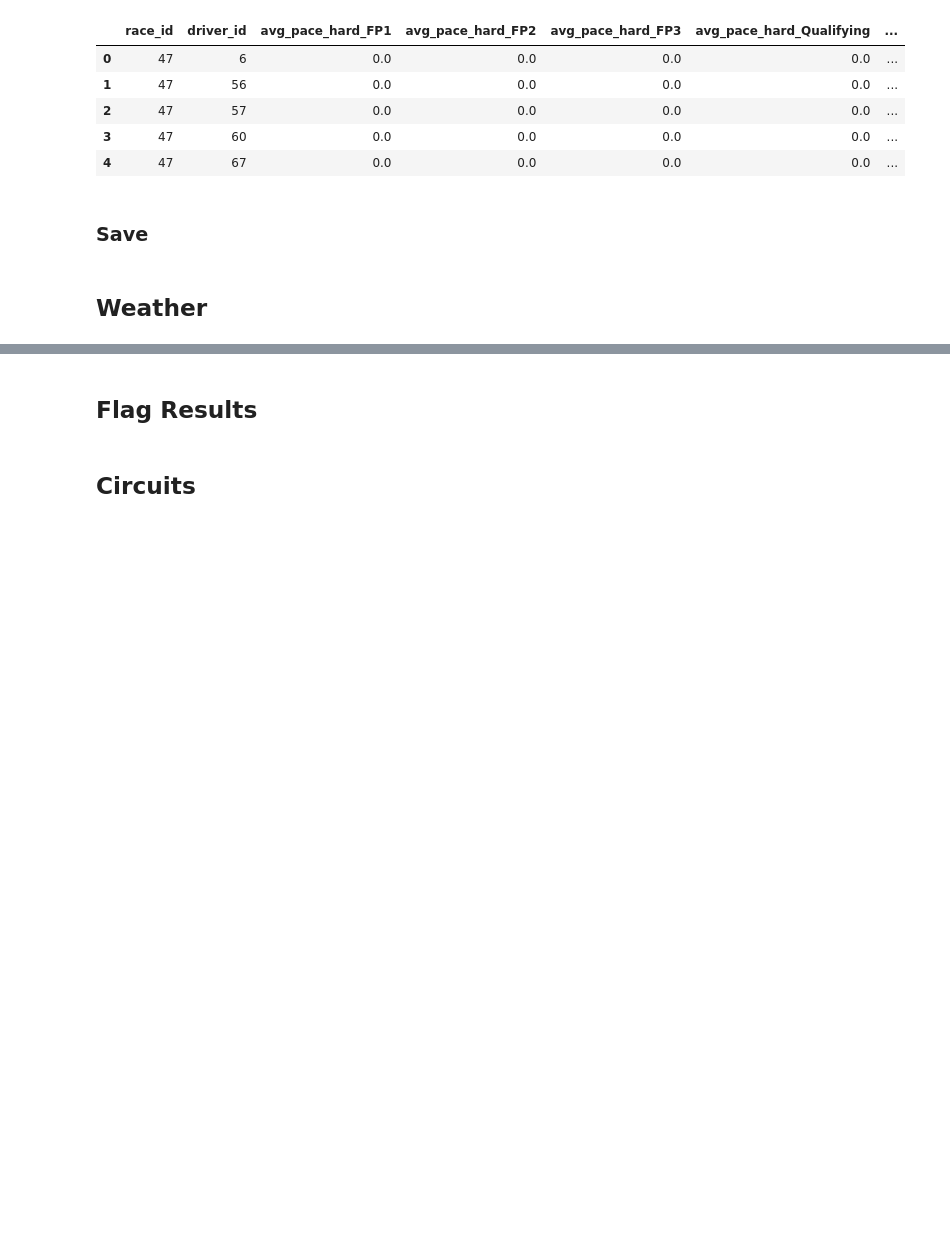
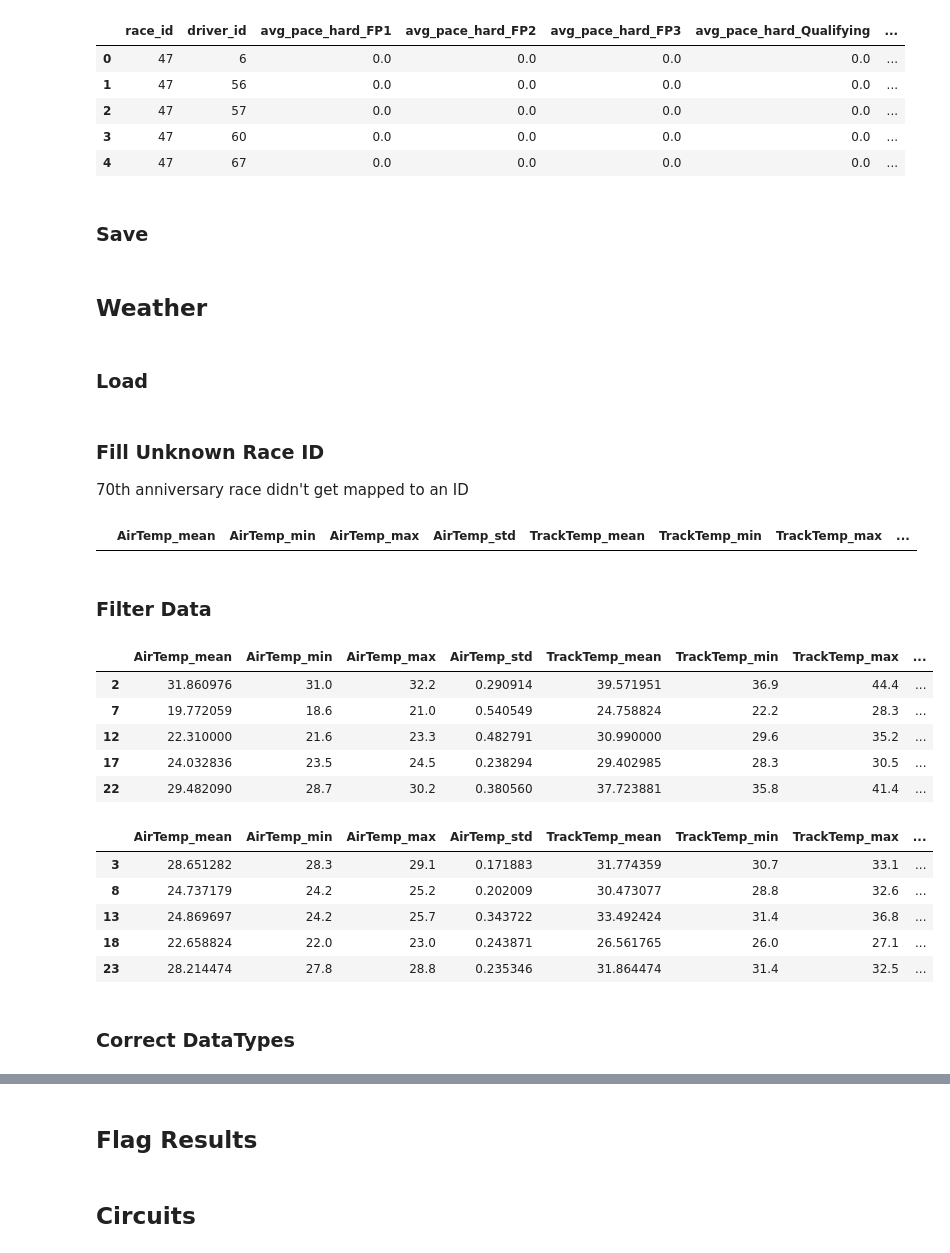
Before and after one commit to JackRWilson/Formula-1-Predictions-Project, a Jupyter notebook: notebooks/data_cleaning.ipynb, the cells around one changed output, grey strips where cells are left out. Drawn from its saved outputs; the diff is of its cells as text; code cells hidden in the pictures; blank space fills up the shorter version.

Commit message:
Cleaned and separated weather data

```diff
--- a/notebooks/data_cleaning.ipynb
+++ b/notebooks/data_cleaning.ipynb
@@ -1135,3 +1135,40 @@ dtype: object
 laps_aggregated.to_csv('../data/clean/laps_clean.csv', index=False)
 # %% [markdown]
 ## Weather
+# %% [markdown]
+### Load
+# %%
+weather = pd.read_csv('../data/raw/weather_results_raw.csv')
+# %% [markdown]
+### Fill Unknown Race ID
+70th anniversary race didn't get mapped to an ID
+# %%
+weather['race_id'] = weather['race_id'].replace('unknown', 47)
+weather[weather['race_id'] == 'unknown']
+# %% [output]
+|  | AirTemp_mean | AirTemp_min | AirTemp_max | AirTemp_std | TrackTemp_mean | TrackTemp_min | TrackTemp_max | ... |
+# %% [markdown]
+### Filter Data
+# %%
+# Filter for FP3 weather data
+weather_fp3 = weather[weather['session'] == 'FP3']
+display(weather_fp3.head())
+
+# Filter for Qualifying weather data
+weather_qualifying = weather[weather['session'] == 'Qualifying']
+display(weather_qualifying.head())
+# %% [output]
+|  | AirTemp_mean | AirTemp_min | AirTemp_max | AirTemp_std | TrackTemp_mean | TrackTemp_min | TrackTemp_max | ... |
+| 2 | 31.860976 | 31.0 | 32.2 | 0.290914 | 39.571951 | 36.9 | 44.4 | ... |
+| 7 | 19.772059 | 18.6 | 21.0 | 0.540549 | 24.758824 | 22.2 | 28.3 | ... |
+| 12 | 22.310000 | 21.6 | 23.3 | 0.482791 | 30.990000 | 29.6 | 35.2 | ... |
+| 17 | 24.032836 | 23.5 | 24.5 | 0.238294 | 29.402985 | 28.3 | 30.5 | ... |
+| 22 | 29.482090 | 28.7 | 30.2 | 0.380560 | 37.723881 | 35.8 | 41.4 | ... |
+|  | AirTemp_mean | AirTemp_min | AirTemp_max | AirTemp_std | TrackTemp_mean | TrackTemp_min | TrackTemp_max | ... |
+| 3 | 28.651282 | 28.3 | 29.1 | 0.171883 | 31.774359 | 30.7 | 33.1 | ... |
+| 8 | 24.737179 | 24.2 | 25.2 | 0.202009 | 30.473077 | 28.8 | 32.6 | ... |
+| 13 | 24.869697 | 24.2 | 25.7 | 0.343722 | 33.492424 | 31.4 | 36.8 | ... |
+| 18 | 22.658824 | 22.0 | 23.0 | 0.243871 | 26.561765 | 26.0 | 27.1 | ... |
+| 23 | 28.214474 | 27.8 | 28.8 | 0.235346 | 31.864474 | 31.4 | 32.5 | ... |
+# %% [markdown]
+### Correct DataTypes
```
Also changed, not shown: parts of 9 cells of this notebook, 2 other files.
